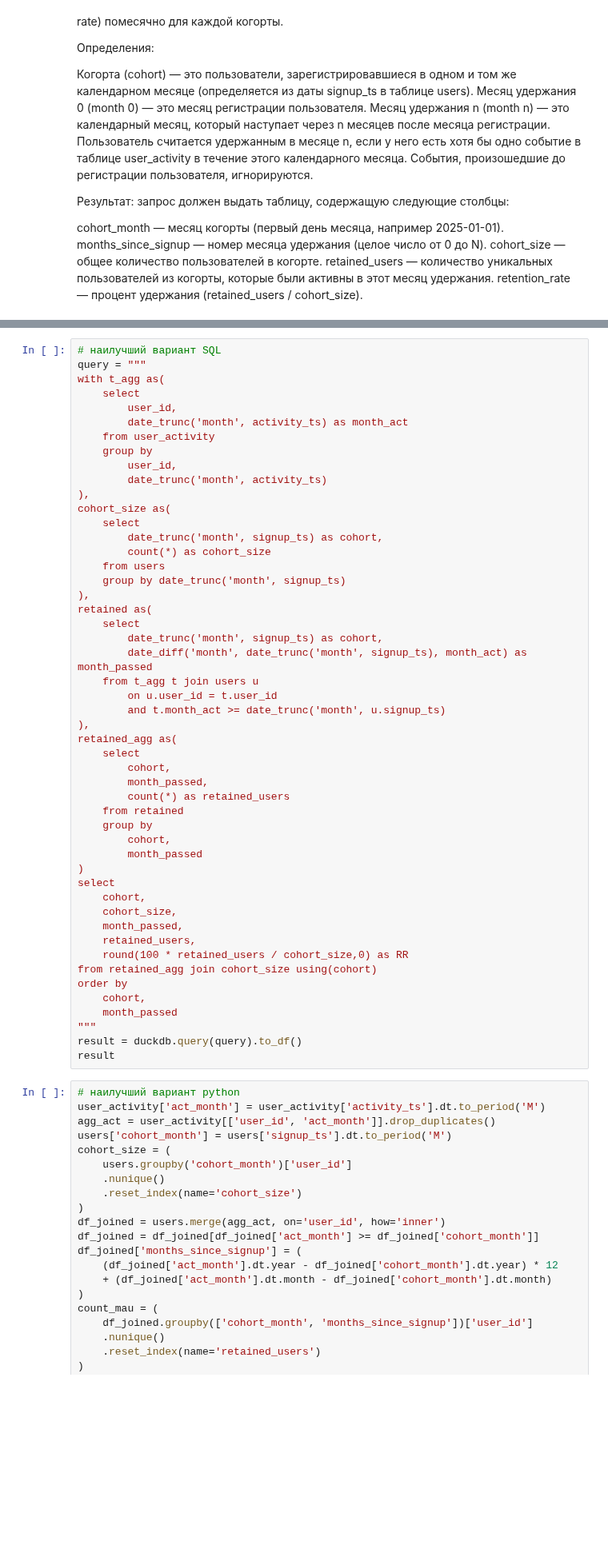
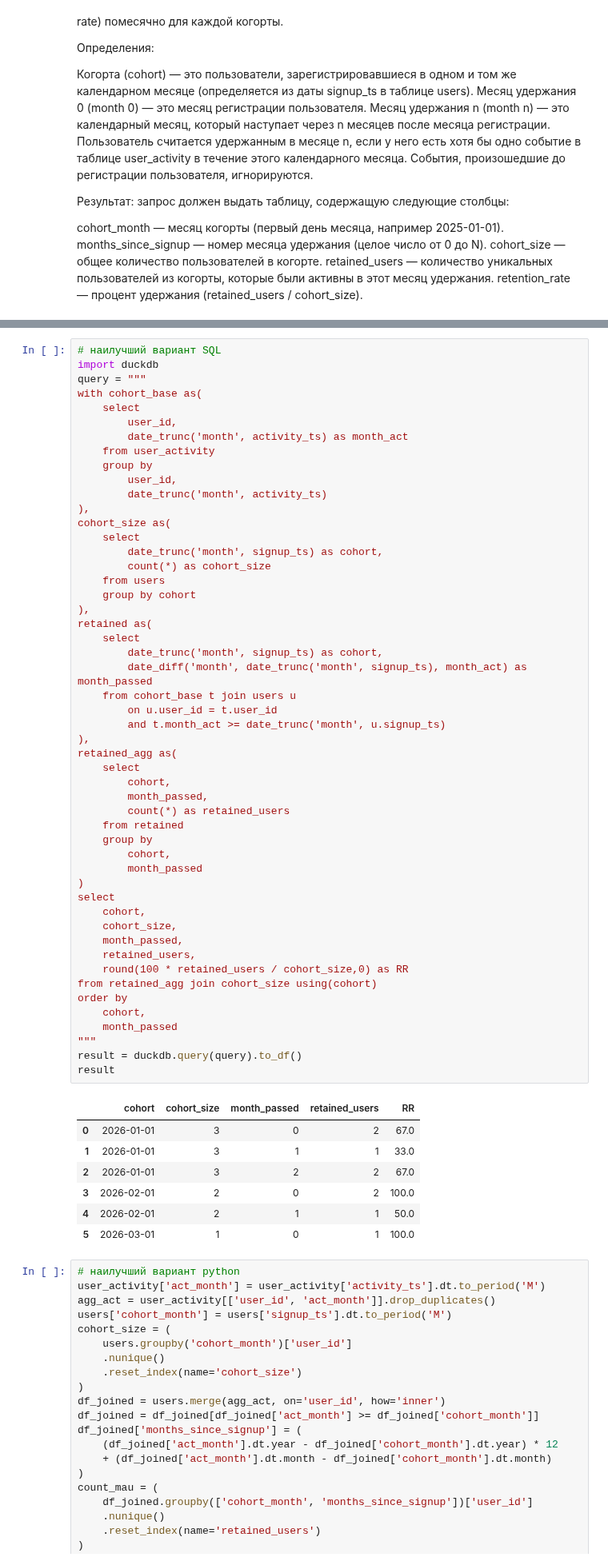
Before and after one commit to Praldmur/Tasks, a Jupyter notebook: simulator_sql.ipynb, the cells around one changed output, grey strips where cells are left out. Shown at 80% size. Saved outputs shown, nothing was run; the diff lists cells and outputs as text; blank space fills up the shorter version.

```diff
--- a/simulator_sql.ipynb
+++ b/simulator_sql.ipynb
@@ -3619,7 +3622,8 @@ print(f"Пользователей в базе: {len(users)}, Записей а
 # %%
 # наилучший вариант SQL
+import duckdb
 query = """
-with t_agg as(
+with cohort_base as(
     select
         user_id,
         date_trunc('month', activity_ts) as month_act
@@ -3633,39 +3637,47 @@ cohort_size as(
         date_trunc('month', signup_ts) as cohort,
         count(*) as cohort_size
     from users
-    group by date_trunc('month', signup_ts)
+    group by cohort
 ),
 retained as(
     select
         date_trunc('month', signup_ts) as cohort,
         date_diff('month', date_trunc('month', signup_ts), month_act) as month_passed
-    from t_agg t join users u
+    from cohort_base t join users u
         on u.user_id = t.user_id
         and t.month_act >= date_trunc('month', u.signup_ts)
 ),
 retained_agg as(
     select
         cohort,
         month_passed,
         count(*) as retained_users
     from retained
     group by
         cohort,
         month_passed
 )
 select
     cohort,
     cohort_size,
     month_passed,
     retained_users,
     round(100 * retained_users / cohort_size,0) as RR
 from retained_agg join cohort_size using(cohort)
 order by
     cohort,
     month_passed
 """
 result = duckdb.query(query).to_df()
 result
+# %% [output]
+|  | cohort | cohort_size | month_passed | retained_users | RR |
+| 0 | 2026-01-01 | 3 | 0 | 2 | 67.0 |
+| 1 | 2026-01-01 | 3 | 1 | 1 | 33.0 |
+| 2 | 2026-01-01 | 3 | 2 | 2 | 67.0 |
+| 3 | 2026-02-01 | 2 | 0 | 2 | 100.0 |
+| 4 | 2026-02-01 | 2 | 1 | 1 | 50.0 |
+| 5 | 2026-03-01 | 1 | 0 | 1 | 100.0 |
 # %%
 # наилучший вариант python
 user_activity['act_month'] = user_activity['activity_ts'].dt.to_period('M')
```
Also changed, not shown: parts of 13 cells of this notebook.
